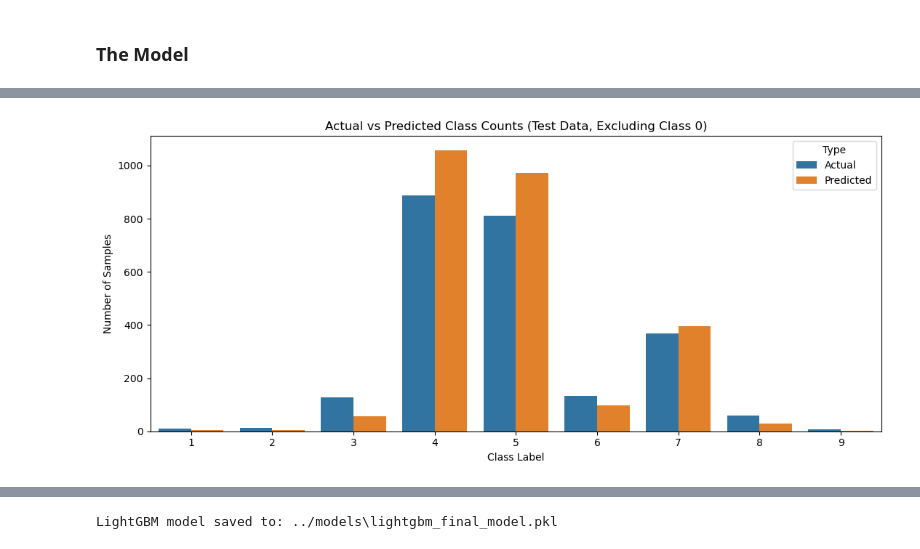
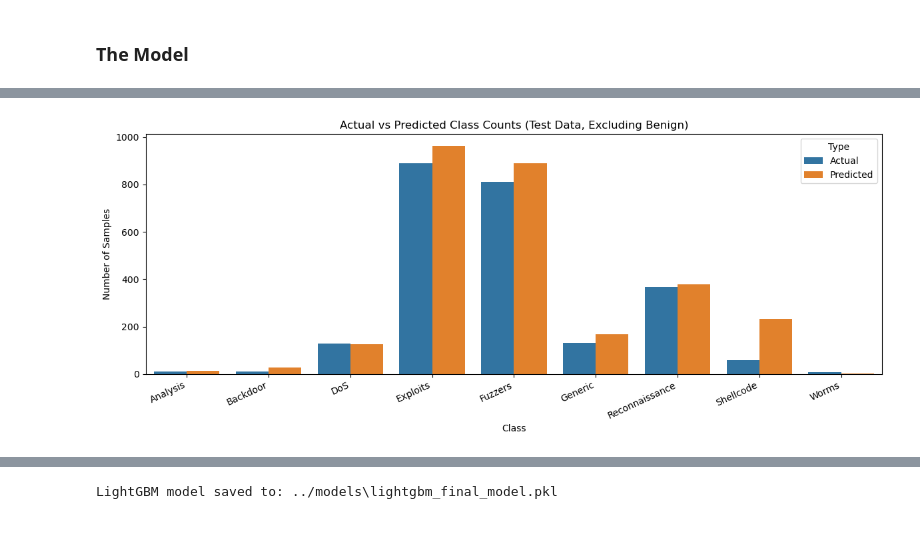
Before and after one commit to tanmanrok/NetworkDataSecurityScanner, a Jupyter notebook: notebooks/Modeling.ipynb, the cells around one changed output, grey strips where cells are left out. Saved outputs shown, nothing was run; the diff lists cells and outputs as text; code cells hidden in the pictures.

Commit message:
Update to modeling/preprocessing based on feedback

```diff
--- a/notebooks/Modeling.ipynb
+++ b/notebooks/Modeling.ipynb
@@ -19,12 +31,16 @@ import seaborn as sns
 import warnings
 warnings.filterwarnings('ignore')
 # %%
-X_train = pd.read_csv('../data/processed/X_train.csv')
-y_train = pd.read_csv('../data/processed/y_train.csv')
-X_test = pd.read_csv('../data/processed/X_val.csv')
-y_test = pd.read_csv('../data/processed/y_val.csv')
-print(f"X_train shape: {X_train.shape}")
-print(f"y_train shape: {y_train.shape}")
-print(f"X_test shape: {X_test.shape}")
-print(f"y_test shape: {y_test.shape}")
+# Features (sparse matrices)
+X_train = sparse.load_npz("../data/processed/X_train.npz")
+X_test = sparse.load_npz("../data/processed/X_val.npz")      # or holdout
+
+# Feature names (for interpretability / rebuilding DataFrame if needed)
+feature_names = pd.read_csv("../data/processed/X_feature_names.csv")["feature"].tolist()
+
+# Labels
+y_train = pd.read_csv("../data/processed/y_train.csv").squeeze("columns")
+y_test = pd.read_csv("../data/processed/y_val.csv").squeeze("columns")
+
+print(X_train.shape, X_test.shape, y_train.shape, y_test.shape)
 # %% [output]
@@ -523,6 +709,7 @@ Final XGBoost Accuracy: 0.9856
 # %%
-# Make a Random Forest model with the best params and evaluate on test set
-rf_best_params = {
+# Make a Random Forest finalist model (uses tuned params + selected sampling strategy)
+rf_combo_key = "random_forest_random_oversample"
+rf_default_params = {
     "class_weight": "balanced",
     "max_depth": None,
     "max_features": None,
@@ -531,60 +718,38 @@ rf_best_params = {
     "n_estimators": 200,
 }
 
+rf_best_params = (
+    tuned_results.get(rf_combo_key, {}).get("best_params", rf_default_params)
+    if "tuned_results" in globals() else rf_default_params
+)
+
+X_rf_train, y_rf_train = make_resampled_data(
+    X_train, y_train, strategy="random_oversample"
+ )
+
 rf_final_model = RandomForestClassifier(
     random_state=42,
     n_jobs=-1,
     **rf_best_params,
  )
 
-rf_final_model.fit(X_train, _squeeze_y(y_train))
-rf_final_results = evaluate_model(rf_final_model, X_test, y_test, label="random_forest (final)")
+rf_final_model.fit(X_rf_train, _squeeze_y(y_rf_train))
+rf_final_results = evaluate_model(rf_final_model, X_test, y_test, label="random_forest (final, random_oversample)")
 
 print("\nFinal Random Forest Accuracy:", round(rf_final_results["accuracy"], 4))
+print("Params source:", "tuned_results" if "tuned_results" in globals() and rf_combo_key in tuned_results else "fallback defaults")
+print("Params used:", rf_best_params)
 
-# Graph model ability on test data
+# Mapped-label graphs
 rf_report = rf_final_results["classification_report"]
-rf_class_labels = [k for k in rf_report.keys() if k not in ["accuracy", "macro avg", "weighted avg"]]
-rf_f1_scores = [rf_report[k]["f1-score"] for k in rf_class_labels]
+plot_per_class_f1(rf_report, "Random Forest (Final) - Per-Class F1 on Test Data", color="forestgreen")
 
-plt.figure(figsize=(10, 4))
-sns.barplot(x=rf_class_labels, y=rf_f1_scores, color="forestgreen")
-plt.title("Random Forest (Final) - Per-Class F1 on Test Data")
-plt.xlabel("Class Label")
-plt.ylabel("F1 Score")
-plt.ylim(0, 1)
-plt.tight_layout()
-plt.show()
-
-# Actual vs guessed classes (test set)
 rf_y_true = _squeeze_y(y_test)
 rf_y_pred = rf_final_model.predict(X_test)
-
-rf_comparison_df = pd.DataFrame({
-    "Actual": pd.Series(rf_y_true).astype(int),
-    "Predicted": pd.Series(rf_y_pred).astype(int),
-})
-
-rf_actual_counts = rf_comparison_df["Actual"].value_counts().sort_index()
-rf_pred_counts = rf_comparison_df["Predicted"].value_counts().sort_index()
-rf_all_classes = sorted(set(rf_actual_counts.index).union(set(rf_pred_counts.index)))
-
-rf_plot_df = pd.DataFrame({
-    "Class": rf_all_classes,
-    "Actual": [rf_actual_counts.get(c, 0) for c in rf_all_classes],
-    "Predicted": [rf_pred_counts.get(c, 0) for c in rf_all_classes],
-})
-
-# Remove majority class 0 to reduce skew in visualization
-rf_plot_df = rf_plot_df[rf_plot_df["Class"] != 0]
-
-rf_plot_df_long = rf_plot_df.melt(id_vars="Class", var_name="Type", value_name="Count")
-
-plt.figure(figsize=(11, 5))
-sns.barplot(data=rf_plot_df_long, x="Class", y="Count", hue="Type")
-plt.title("Actual vs Predicted Class Counts (Test Data, Excluding Class 0)")
-plt.xlabel("Class Label")
-plt.ylabel("Number of Samples")
-plt.tight_layout()
-plt.show()
+plot_actual_vs_pred_counts(
+    rf_y_true,
+    rf_y_pred,
+    "Actual vs Predicted Class Counts (Test Data, Excluding Benign)",
+    exclude_class=0,
+ )
 # %% [output]
@@ -609 +774 @@ Final Random Forest Accuracy: 0.9849
-[figure, old version]
+[figure, new version]
```
Also changed, not shown: parts of 37 cells of this notebook, 2 other files.
